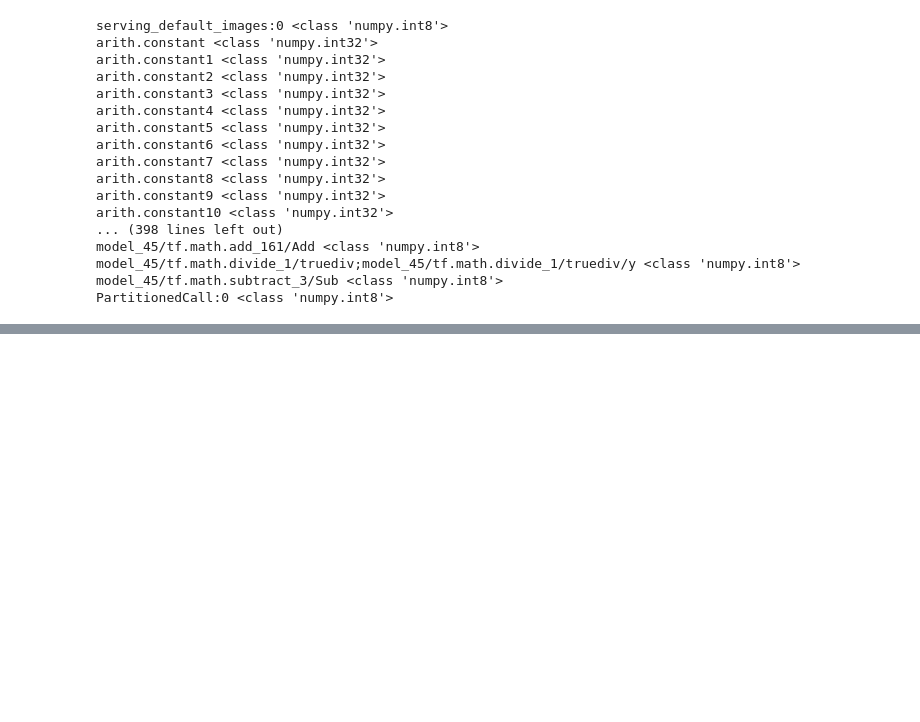
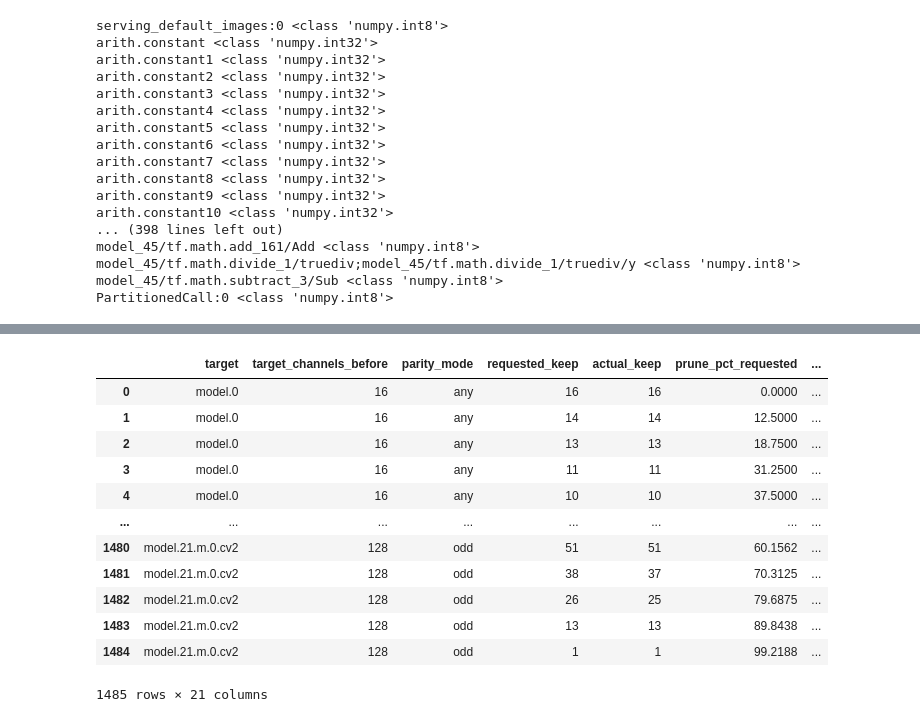
Before and after one commit to HelBuk/Thesis_Compiler_Aware_Model_Optimization_2026, a Jupyter notebook: thesis2026-project/notebooks/research_notebook.ipynb, the cells around one changed output, grey strips where cells are left out. Saved outputs shown, nothing was run; the diff lists cells and outputs as text; code cells hidden in the pictures; blank space fills up the shorter version.

```diff
--- a/thesis2026-project/notebooks/research_notebook.ipynb
+++ b/thesis2026-project/notebooks/research_notebook.ipynb
@@ -445,0 +1139,19 @@ print(ops.most_common(30))
+# %%
+import pandas as pd
+PATH = "../src/optimizer/pruning/runs/layer_speed_sensitivity/results.csv"
+df = pd.read_csv(PATH)
+df
+# %% [output]
+|  | target | target_channels_before | parity_mode | requested_keep | actual_keep | prune_pct_requested | ... |
+| 0 | model.0 | 16 | any | 16 | 16 | 0.0000 | ... |
+| 1 | model.0 | 16 | any | 14 | 14 | 12.5000 | ... |
+| 2 | model.0 | 16 | any | 13 | 13 | 18.7500 | ... |
+| 3 | model.0 | 16 | any | 11 | 11 | 31.2500 | ... |
+| 4 | model.0 | 16 | any | 10 | 10 | 37.5000 | ... |
+| ... | ... | ... | ... | ... | ... | ... | ... |
+| 1480 | model.21.m.0.cv2 | 128 | odd | 51 | 51 | 60.1562 | ... |
+| 1481 | model.21.m.0.cv2 | 128 | odd | 38 | 37 | 70.3125 | ... |
+| 1482 | model.21.m.0.cv2 | 128 | odd | 26 | 25 | 79.6875 | ... |
+| 1483 | model.21.m.0.cv2 | 128 | odd | 13 | 13 | 89.8438 | ... |
+| 1484 | model.21.m.0.cv2 | 128 | odd | 1 | 1 | 99.2188 | ... |
+1485 rows × 21 columns
```
Also changed, not shown: parts of 28 cells of this notebook, 7 other files.
